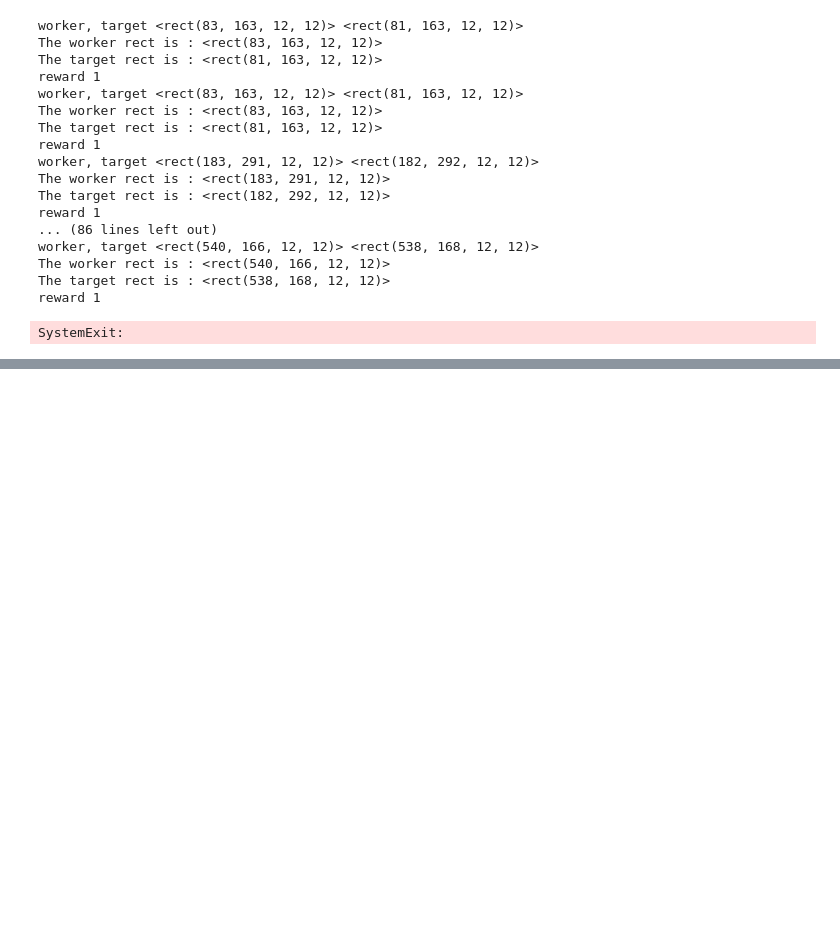
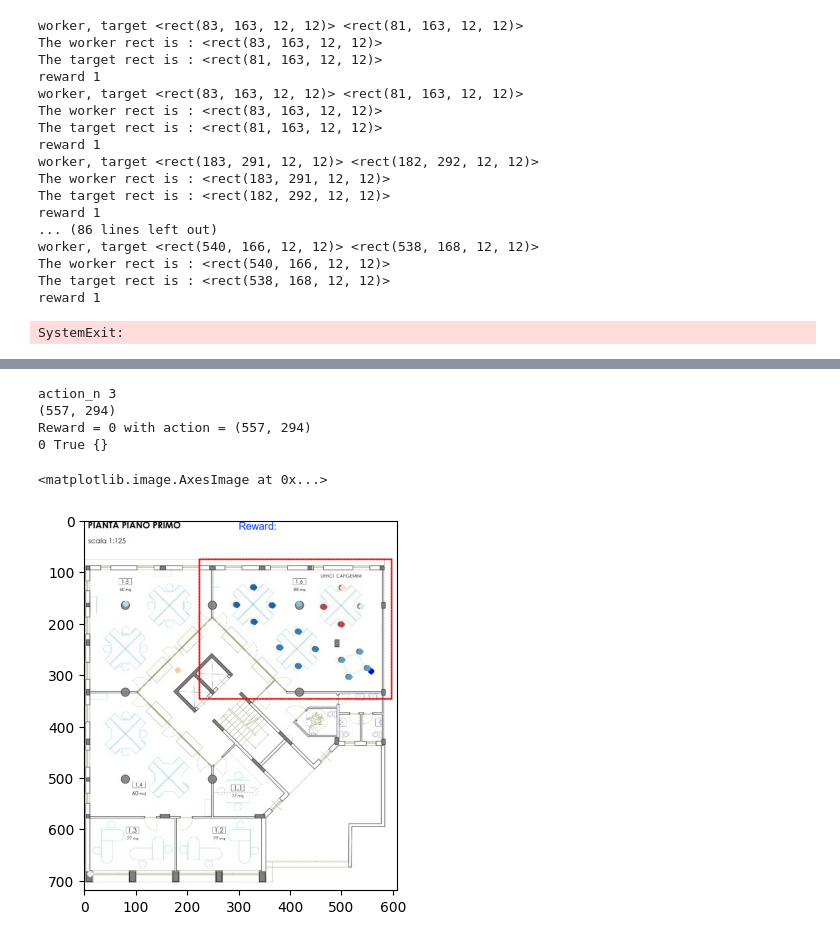
Before and after one commit to ruslanmv/How-to-create-custom-Reinforcement-Learning-environment, a Jupyter notebook: custom_game/gym-basic/1-Load-a-Custom-Gym-Environment.ipynb, the cells around one changed output, grey strips where cells are left out. Saved outputs shown, nothing was run; the diff lists cells and outputs as text; code cells hidden in the pictures; blank space fills up the shorter version.

Commit message:
adding text and reward

```diff
--- a/custom_game/gym-basic/1-Load-a-Custom-Gym-Environment.ipynb
+++ b/custom_game/gym-basic/1-Load-a-Custom-Gym-Environment.ipynb
@@ -2706,3 +2706,25 @@ The worker rect is : <rect(540, 166, 12, 12)>
 The target rect is : <rect(538, 168, 12, 12)>
 reward 1
 SystemExit:
+# %%
+# Snippet how to add text to pygame
+import pygame
+import sys
+# Initialize pygame
+pygame.init()
+#scren dimension
+sur_obj=pygame.display.set_mode((300,300))
+# Screen caption
+pygame.display.set_caption("Text in Pygame")
+font_color=(0,50,250)                                      # Step 1  Color RGB code
+font_obj=pygame.font.Font("C:\Windows\Fonts\Arial.ttf",20) # Step 2  Select the font type
+# Render the objects
+text_obj=font_obj.render("Reward",True,font_color)         # Step 3  Creation of object text
+while True:
+    sur_obj.fill((255,255,255))
+    sur_obj.blit(text_obj,(22,50))                         # Step 4  Display the object text
+    for eve in pygame.event.get():
+        if eve.type==pygame.QUIT:
+            pygame.quit()
+            sys.exit()
+    pygame.display.update()
@@ -2708,0 +3038,22 @@ SystemExit:
+# %%
+# method 1 - use local test class
+env = BasicEnv11()
+env.reset()
+action_n = env.action_space.sample()
+print('action_n',action_n)
+action=int(df['x_coord'][action_n]), int(df['y_coord'][action_n])
+print(action)
+state, reward, done, info = env.step(action)
+print("Reward = {} with action = {}".format(reward,action))
+#print(state)
+import matplotlib.pyplot as plt
+print(reward, done, info)
+plt.figure()
+plt.imshow(state)
+# %% [output]
+action_n 3
+(557, 294)
+Reward = 0 with action = (557, 294)
+0 True {}
+<matplotlib.image.AxesImage at 0x...>
+[figure, added]
```
Also changed, not shown: parts of 89 cells of this notebook, 1 other file.
